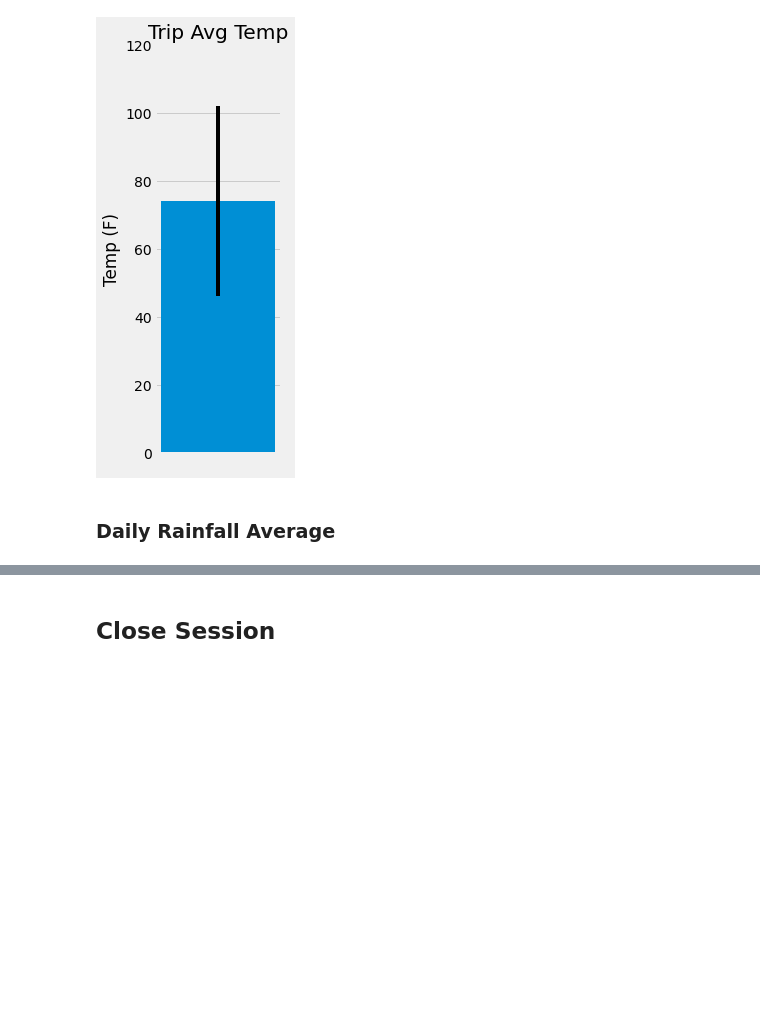
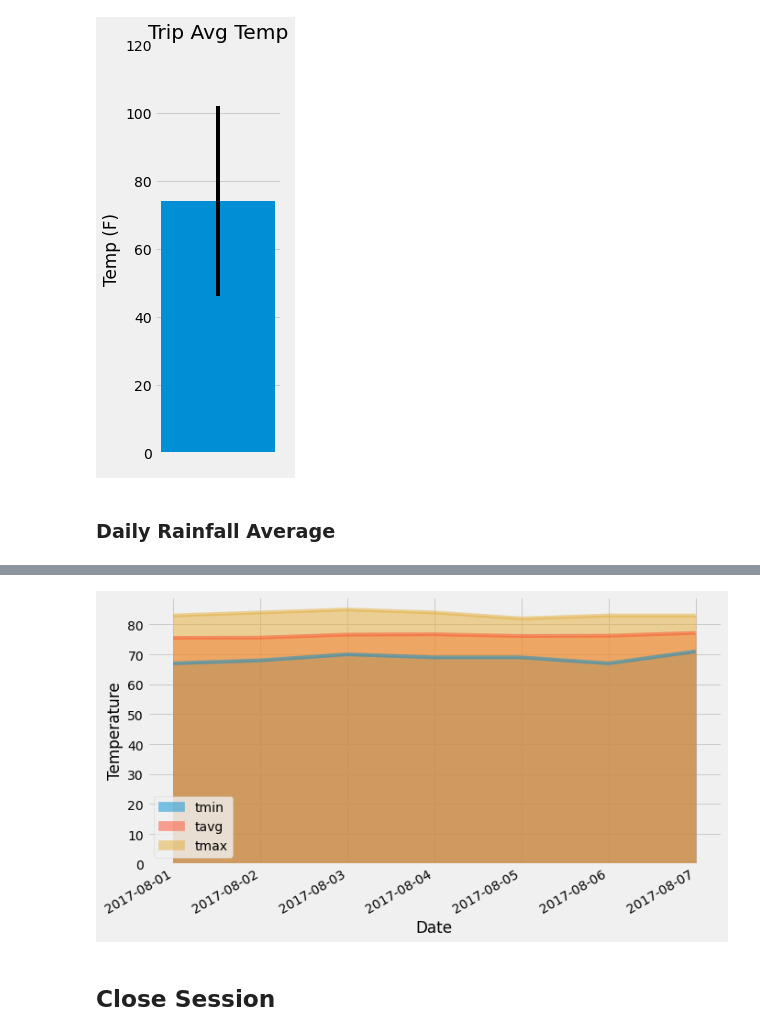
Before and after one commit to scottgall/sqlalchemy-challenge, a Jupyter notebook: bonus2.ipynb, the cells around one changed output, grey strips where cells are left out. Drawn from its saved outputs; the diff is of its cells as text; code cells hidden in the pictures; blank space fills up the shorter version.

```diff
--- a/bonus2.ipynb
+++ b/bonus2.ipynb
@@ -109,16 +112,29 @@ daily_normals("01-01")
 # %%
 # calculate the daily normals for your trip
 # push each tuple of calculations into a list called `normals`
-
+from datetime import date, timedelta
 # Set the start and end date of the trip
 start_date = '2017-08-01'
 end_date = '2017-08-07'
 
 # Use the start and end date to create a range of dates
+# Strip off the year and save a list of strings in the format %m-%d
+sdate = dt.datetime.strptime(start_date, '%Y-%m-%d')
+edate = dt.datetime.strptime(end_date, '%Y-%m-%d')
 
+delta = edate - sdate
 
-# Strip off the year and save a list of strings in the format %m-%d
-
+days = []
+stripped_days = []
+for i in range(delta.days + 1):
+    day = sdate +timedelta(days=i)
+    days.append(day.strftime('%Y-%m-%d'))
+    stripped_days.append(day.strftime('%m-%d'))
 
 # Use the `daily_normals` function to calculate the normals for each date string
 # and append the results to a list called `normals`.
+normals = []
+for day in stripped_days:
+    stats = list(daily_normals(day)[0])
+    normals.append(stats)
+normals
@@ -125,6 +149,13 @@ end_date = '2017-08-07'
 # %%
 # Load the previous query results into a Pandas DataFrame and add the `trip_dates` range as the `date` index
+normals_df = pd.DataFrame(normals, index=days, columns=['tmin','tavg','tmax'])
 # %%
 # Plot the daily normals as an area plot with `stacked=False`
+normals_df.plot.area(stacked=False, figsize=(10,5), xlabel='Date', ylabel='Temperature', rot=30)
+plt.xticks(ha='right')
+plt.savefig('Images/daily_normals.png')
+plt.show()
+# %% [output]
+[figure, added]
 # %% [markdown]
 ## Close Session
```
Also changed, not shown: parts of 4 cells of this notebook, 4 other files.
